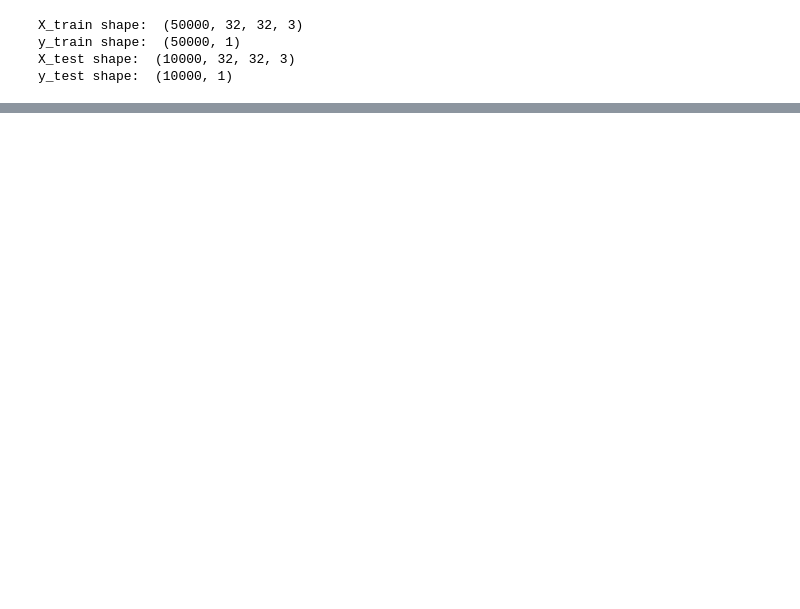
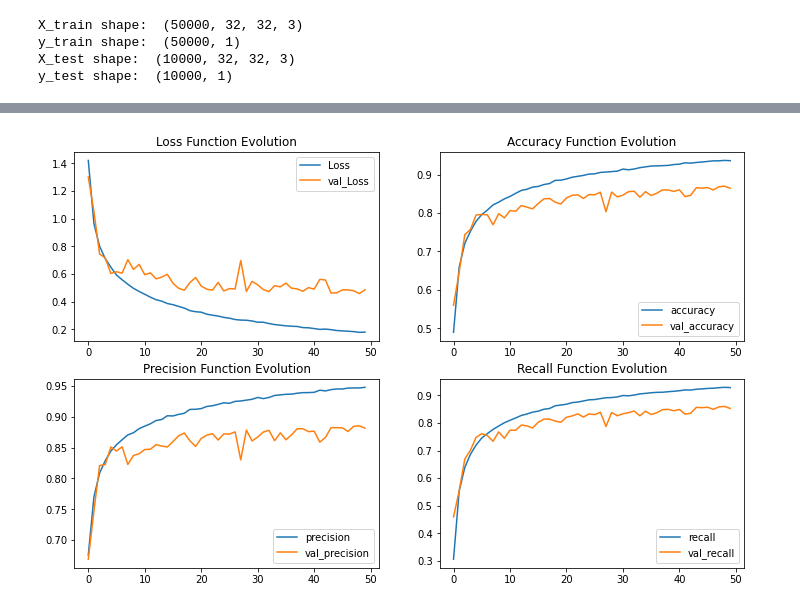
Before and after one commit to lashkoEv/deep-learning, a Jupyter notebook: Лабораторна_робота_№2.ipynb, the cells around one changed output, grey strips where cells are left out. Cells and saved outputs as stored; diff of their text form; code cells hidden in the pictures; blank space fills up the shorter version.

```diff
--- a/Лабораторна_робота_№2.ipynb
+++ b/Лабораторна_робота_№2.ipynb
@@ -65,0 +224,65 @@ from sklearn.metrics import classification_report, confusion_matrix
+# %%
+model = Sequential([
+    Conv2D(filters=32, kernel_size=(3, 3), input_shape=(32, 32, 3), activation='relu', padding='same'),
+    Conv2D(filters=32, kernel_size=(3, 3), input_shape=(32, 32, 3), activation='relu', padding='same'),
+    BatchNormalization(),
+    MaxPool2D(pool_size=(2, 2)),
+    Conv2D(filters=64, kernel_size=(3, 3), input_shape=(32, 32, 3), activation='relu', padding='same'),
+    BatchNormalization(),
+    Conv2D(filters=64, kernel_size=(3, 3), input_shape=(32, 32, 3), activation='relu', padding='same'),
+    MaxPool2D(pool_size=(2, 2)),
+    Conv2D(filters=128, kernel_size=(3, 3), input_shape=(32, 32, 3), activation='relu', padding='same'),
+    BatchNormalization(),
+    Conv2D(filters=128, kernel_size=(3, 3), input_shape=(32, 32, 3), activation='relu', padding='same'),
+    BatchNormalization(),
+    MaxPool2D(pool_size=(2, 2)),
+    Flatten(),
+    Dense(128, activation='relu'),
+    Dense(10, activation='softmax')
+]);
+
+model.compile(loss='categorical_crossentropy', optimizer='adam', metrics=[
+    'accuracy',
+    tf.keras.metrics.Precision(name='precision'),
+    tf.keras.metrics.Recall(name='recall')
+])
+
+batch_size = 32
+data_generator = ImageDataGenerator(width_shift_range=0.1, height_shift_range=0.1, horizontal_flip=True)
+train_generator = data_generator.flow(X_train, y_train_categorical, batch_size)
+
+r = model.fit(train_generator,
+              epochs=50,
+              steps_per_epoch=(X_train.shape[0] // batch_size),
+              validation_data=(X_test, y_test_categorical)
+             )
+
+plt.figure(figsize=(12, 16))
+
+plt.subplot(4, 2, 1)
+plt.plot(r.history['loss'], label='Loss')
+plt.plot(r.history['val_loss'], label='val_Loss')
+plt.title('Loss Function Evolution')
+plt.legend()
+
+plt.subplot(4, 2, 2)
+plt.plot(r.history['accuracy'], label='accuracy')
+plt.plot(r.history['val_accuracy'], label='val_accuracy')
+plt.title('Accuracy Function Evolution')
+plt.legend()
+
+plt.subplot(4, 2, 3)
+plt.plot(r.history['precision'], label='precision')
+plt.plot(r.history['val_precision'], label='val_precision')
+plt.title('Precision Function Evolution')
+plt.legend()
+
+plt.subplot(4, 2, 4)
+plt.plot(r.history['recall'], label='recall')
+plt.plot(r.history['val_recall'], label='val_recall')
+plt.title('Recall Function Evolution')
+plt.legend()
+
+evaluation = model.evaluate(X_test, y_test_categorical)
+print(f'Test Accuracy : {evaluation[1] * 100:.2f}%')
+# %% [output]
@@ -66 +306,2 @@ from sklearn.metrics import classification_report, confusion_matrix
+[figure, added]
 # %%
```
Also changed, not shown: parts of 27 cells of this notebook.
